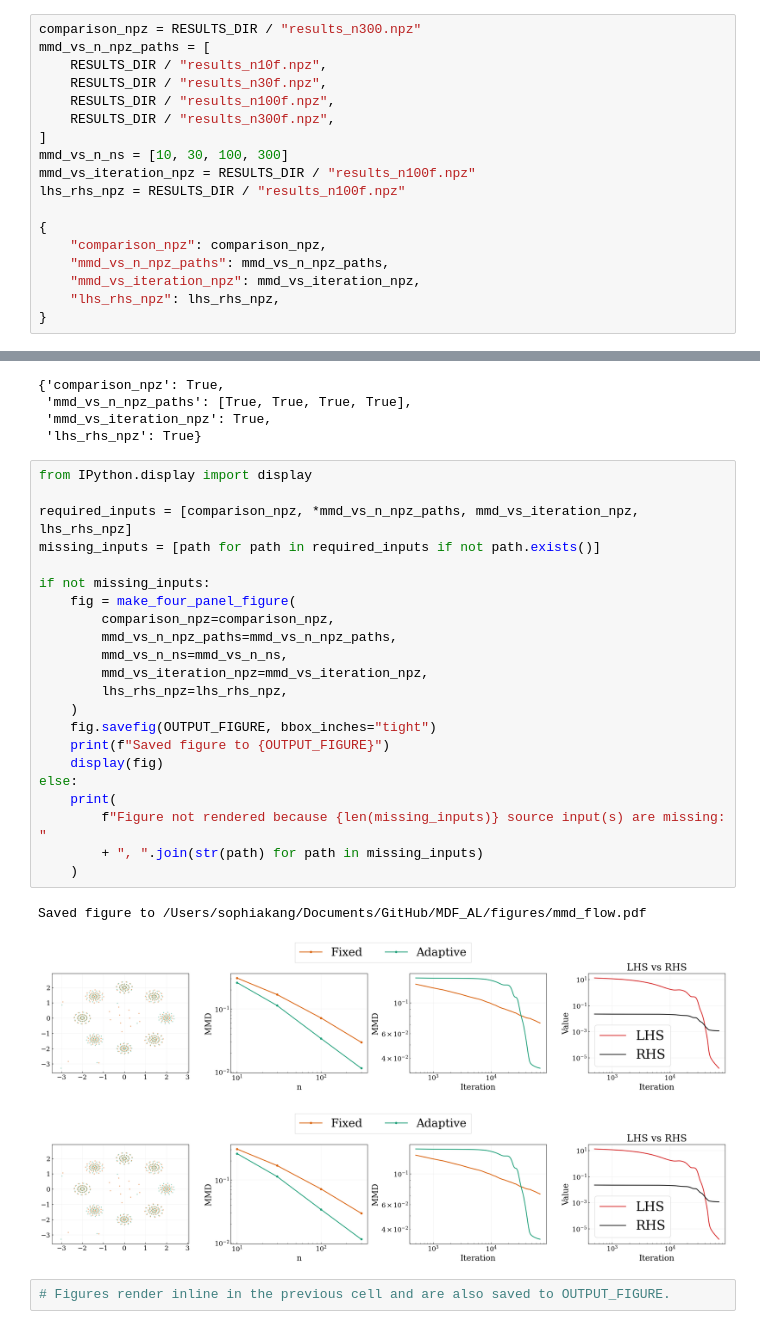
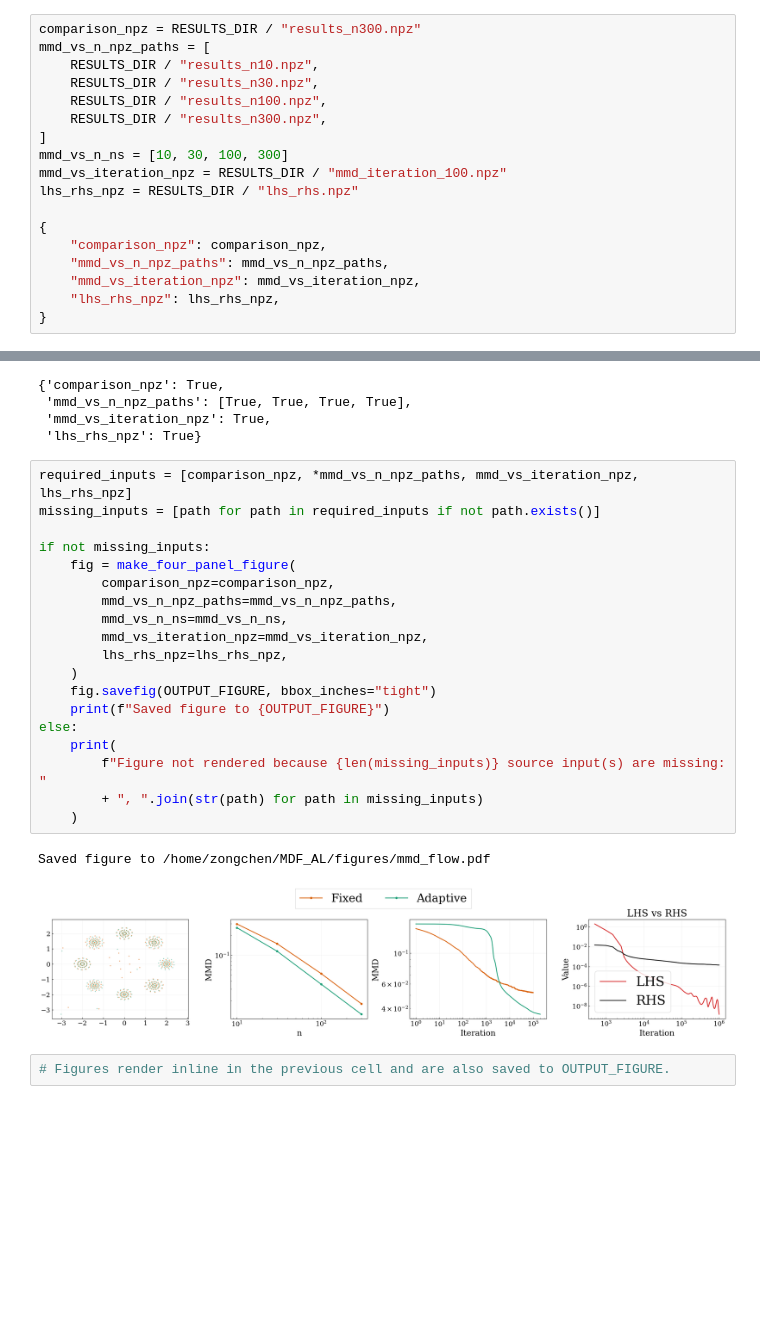
Before and after one commit to seulkang0518/MDF_AL, a Jupyter notebook: mmd_flow_plotting.ipynb, the cells around one changed output, grey strips where cells are left out. Saved outputs shown, nothing was run; the diff lists cells and outputs as text; blank space fills up the shorter version.

Commit message:
add_plotting

```diff
--- a/mmd_flow_plotting.ipynb
+++ b/mmd_flow_plotting.ipynb
@@ -393,14 +360,14 @@ These defaults match the files that already exist in this repo. The iteration-hi
 # %%
 comparison_npz = RESULTS_DIR / "results_n300.npz"
 mmd_vs_n_npz_paths = [
-    RESULTS_DIR / "results_n10f.npz",
-    RESULTS_DIR / "results_n30f.npz",
-    RESULTS_DIR / "results_n100f.npz",
-    RESULTS_DIR / "results_n300f.npz",
+    RESULTS_DIR / "results_n10.npz",
+    RESULTS_DIR / "results_n30.npz",
+    RESULTS_DIR / "results_n100.npz",
+    RESULTS_DIR / "results_n300.npz",
 ]
 mmd_vs_n_ns = [10, 30, 100, 300]
-mmd_vs_iteration_npz = RESULTS_DIR / "results_n100f.npz"
-lhs_rhs_npz = RESULTS_DIR / "results_n100f.npz"
+mmd_vs_iteration_npz = RESULTS_DIR / "mmd_iteration_100.npz"
+lhs_rhs_npz = RESULTS_DIR / "lhs_rhs.npz"
 
 {
     "comparison_npz": comparison_npz,
@@ -430,30 +397,26 @@ available_inputs
  'mmd_vs_iteration_npz': True,
  'lhs_rhs_npz': True}
 # %%
-from IPython.display import display
-
 required_inputs = [comparison_npz, *mmd_vs_n_npz_paths, mmd_vs_iteration_npz, lhs_rhs_npz]
 missing_inputs = [path for path in required_inputs if not path.exists()]
 
 if not missing_inputs:
     fig = make_four_panel_figure(
         comparison_npz=comparison_npz,
         mmd_vs_n_npz_paths=mmd_vs_n_npz_paths,
         mmd_vs_n_ns=mmd_vs_n_ns,
         mmd_vs_iteration_npz=mmd_vs_iteration_npz,
         lhs_rhs_npz=lhs_rhs_npz,
     )
     fig.savefig(OUTPUT_FIGURE, bbox_inches="tight")
     print(f"Saved figure to {OUTPUT_FIGURE}")
-    display(fig)
 else:
     print(
         f"Figure not rendered because {len(missing_inputs)} source input(s) are missing: "
         + ", ".join(str(path) for path in missing_inputs)
     )
 # %% [output]
-Saved figure to /Users/sophiakang/Documents/GitHub/MDF_AL/figures/mmd_flow.pdf
+Saved figure to /home/zongchen/MDF_AL/figures/mmd_flow.pdf
-[figure, old version]
+[figure, new version]
-[figure, removed]
 # %%
 # Figures render inline in the previous cell and are also saved to OUTPUT_FIGURE.
```
Also changed, not shown: parts of 3 cells of this notebook, 5 other files.
